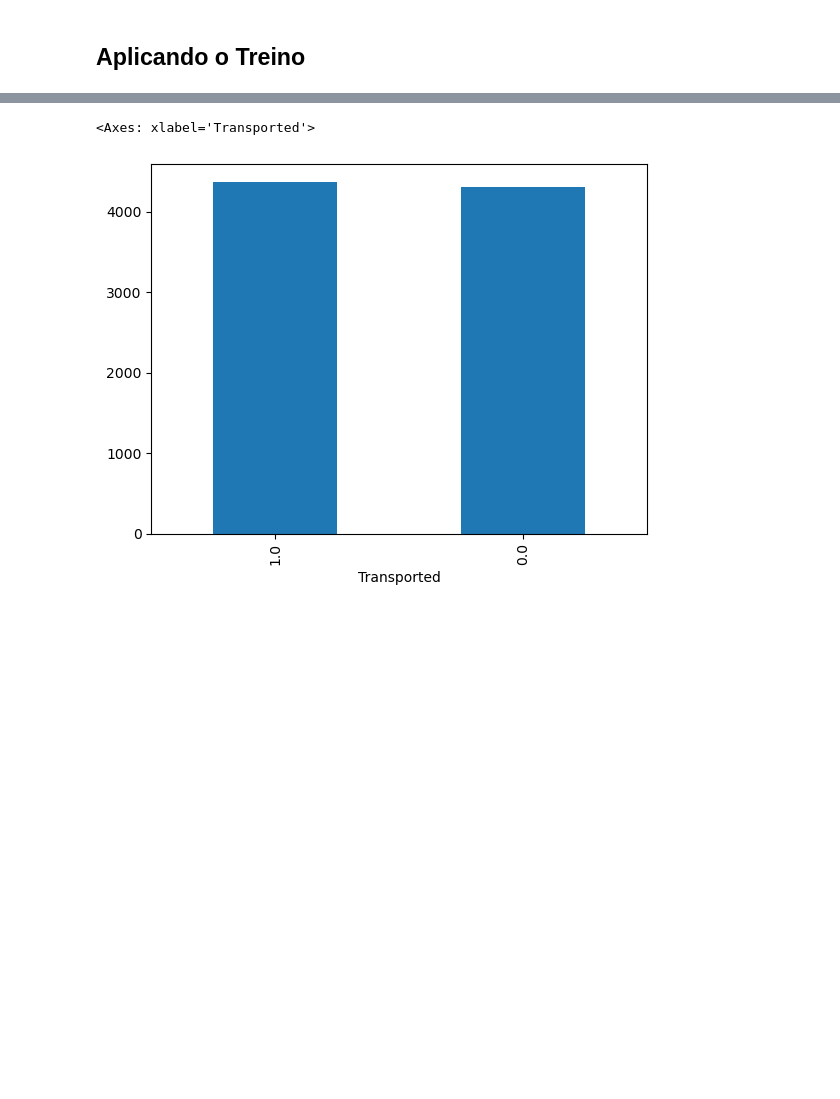
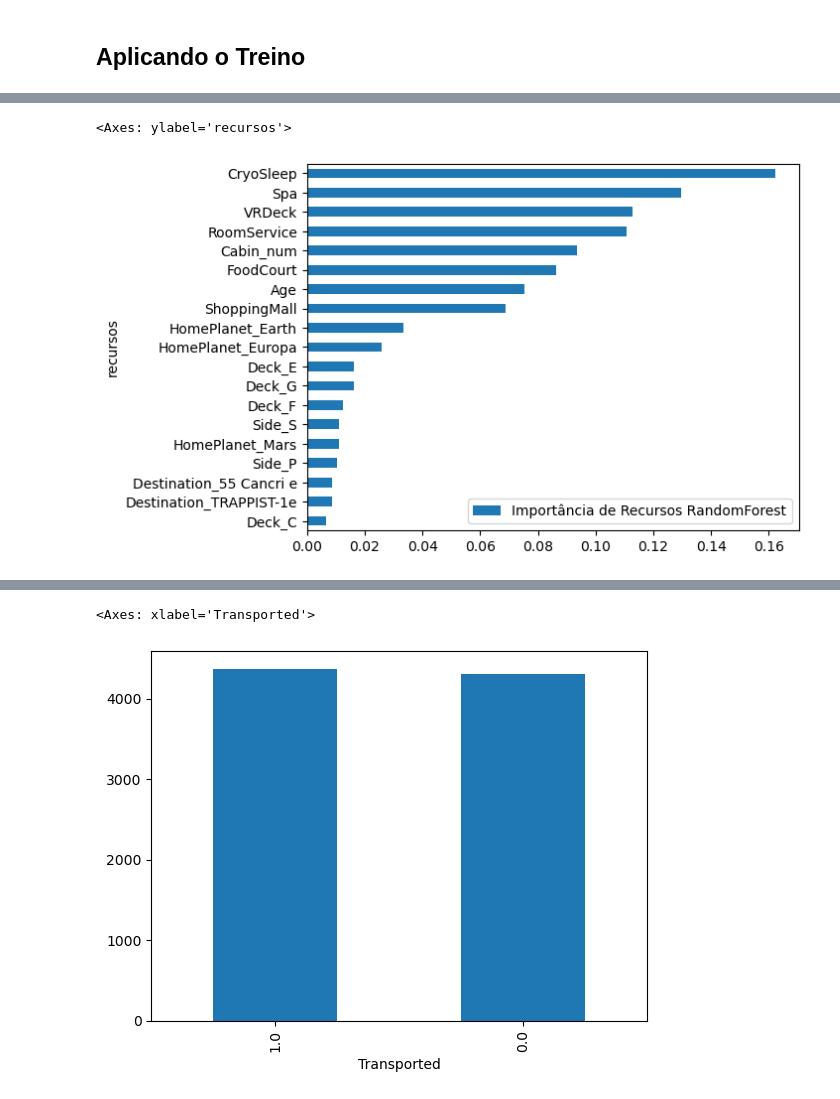
Before and after one commit to Pdrohhs/Data-Science-and-Machine-Learning, a Jupyter notebook: Spaceship Titanic/Spaceship Titanic v2.ipynb, the cells around one changed output, grey strips where cells are left out. Cells and saved outputs as stored; diff of their text form; code cells hidden in the pictures; blank space fills up the shorter version.

```diff
--- a/Spaceship Titanic/Spaceship Titanic v2.ipynb
+++ b/Spaceship Titanic/Spaceship Titanic v2.ipynb
@@ -636,0 +821,5 @@ TypeError: string indices must be integers, not 'str'
+# %%
+#rf = ModeloAuxiliar(clf=GradientBoostingClassifier, params=rf_params) #seed=123
+rf = ModeloAuxiliar(clf=RandomForestClassifier, params=rf_params)
+# %%
+rf_features = rf.feature_importances(X_train,y_train)
@@ -636,0 +833,3 @@ TypeError: string indices must be integers, not 'str'
+# %%
+cols = X_train.columns.values
+cols
@@ -636,0 +842,4 @@ TypeError: string indices must be integers, not 'str'
+# %%
+feature_dataframe = pd.DataFrame({'recursos': cols,
+                                  'Importância de Recursos RandomForest': rf_features})
+feature_dataframe
@@ -636,0 +864,5 @@ TypeError: string indices must be integers, not 'str'
+# %%
+feature_dataframe.sort_values(by='Importância de Recursos RandomForest').plot.barh(x='recursos')
+# %% [output]
+<Axes: ylabel='recursos'>
+[figure, added]
```
Also changed, not shown: parts of 42 cells of this notebook.
